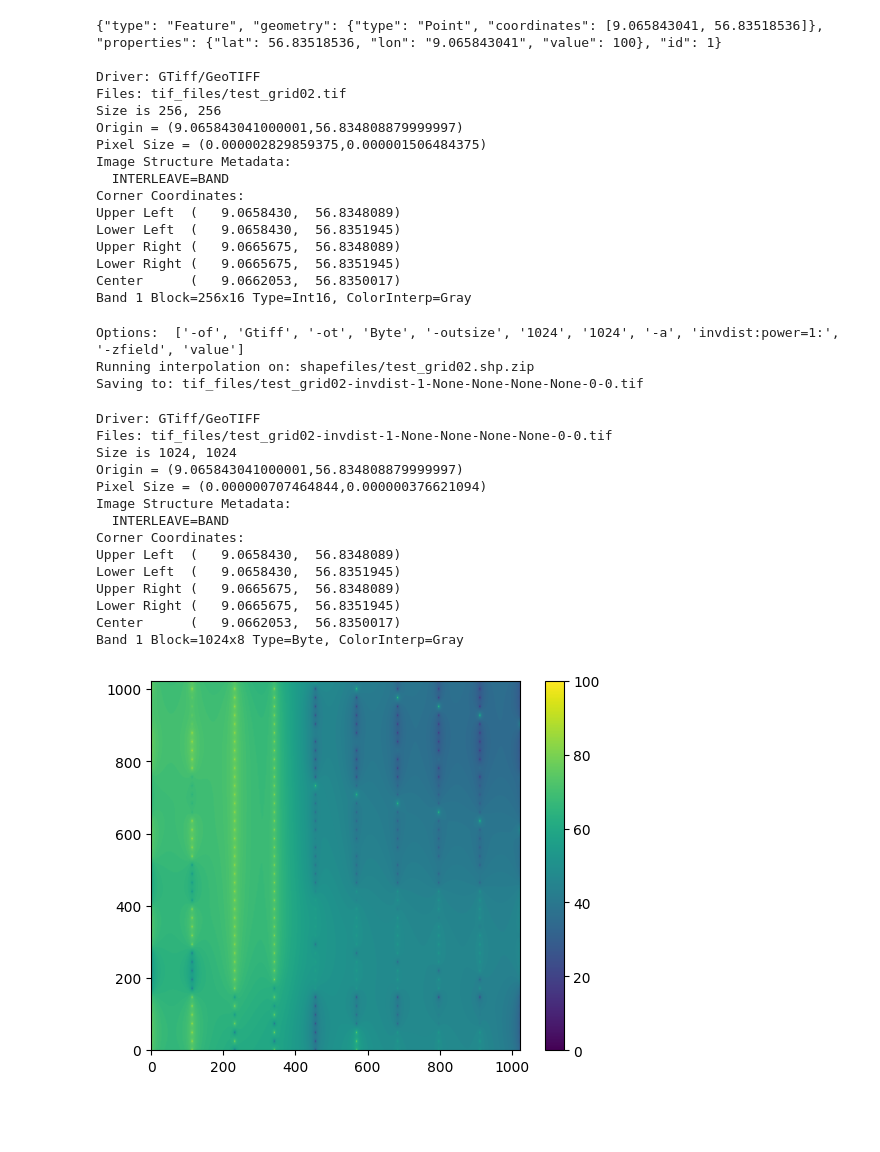
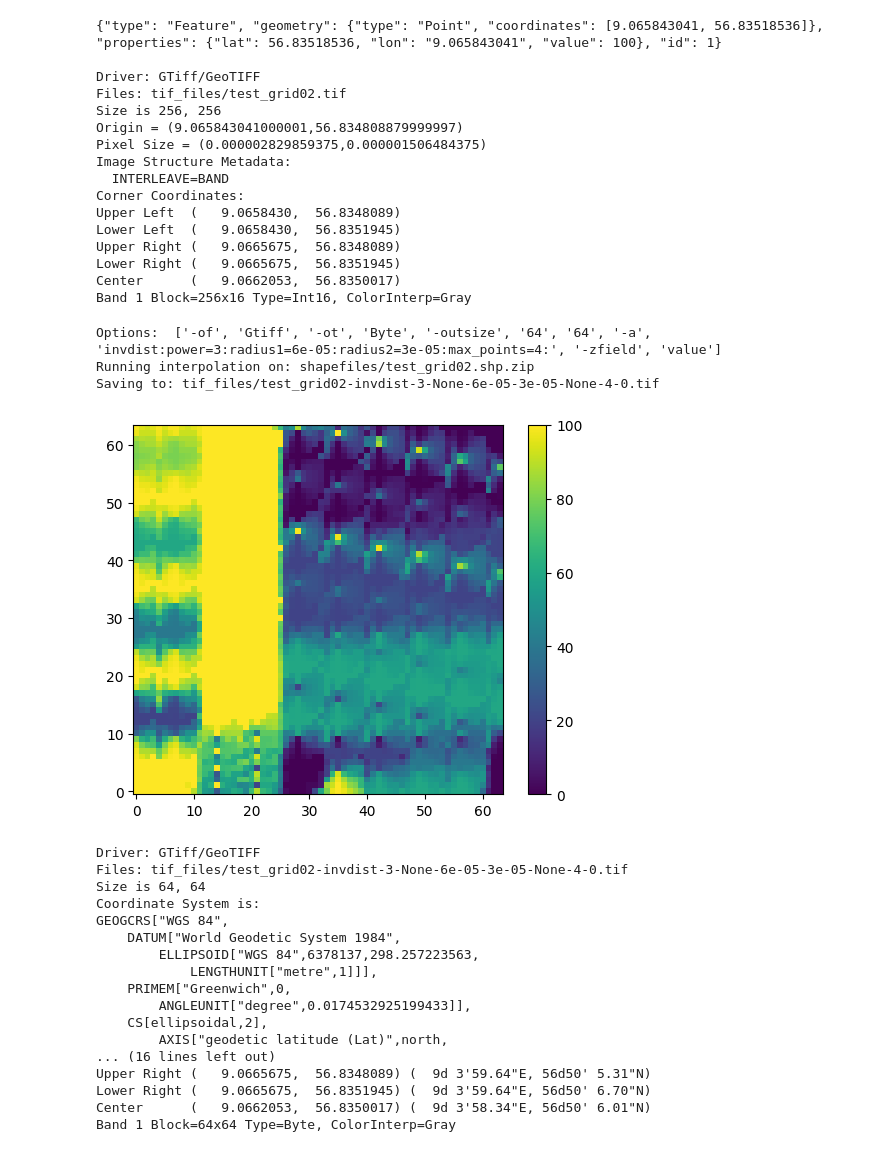
Before and after one commit to figgeous/kml-creator, a Jupyter notebook: gdal_interpolate_and_plot.ipynb, the cells around one changed output. Cells and saved outputs as stored; diff of their text form; code cells hidden in the pictures; blank space fills up the shorter version.

```diff
--- a/gdal_interpolate_and_plot.ipynb
+++ b/gdal_interpolate_and_plot.ipynb
@@ -28,33 +28,40 @@ Band 1 Block=256x16 Type=Int16, ColorInterp=Gray
 # %%
 tif_name = gdal_run_interpolation(
     input_shp_name=main_name,
     target_column="value",
     output_tif_name=main_name,
     algorithm="invdist",
-    power=1,
+    power=3,
+    radius1=0.00006,
+    radius2=0.00003,
+    max_points=4,
+    # output_res= [0.00001, 0.00001],
+    width=64,
+    height=64
 )
+plot_raster(tif_name=tif_name)
 # %% [output]
-Options:  ['-of', 'Gtiff', '-ot', 'Byte', '-outsize', '1024', '1024', '-a', 'invdist:power=1:', '-zfield', 'value']
+Options:  ['-of', 'Gtiff', '-ot', 'Byte', '-outsize', '64', '64', '-a', 'invdist:power=3:radius1=6e-05:radius2=3e-05:max_points=4:', '-zfield', 'value']
 Running interpolation on: shapefiles/test_grid02.shp.zip
-Saving to: tif_files/test_grid02-invdist-1-None-None-None-None-0-0.tif
+Saving to: tif_files/test_grid02-invdist-3-None-6e-05-3e-05-None-4-0.tif
+[figure, added]
 # %%
 gdal_print_metadata(tif_name=tif_name)
 # %% [output]
 Driver: GTiff/GeoTIFF
-Files: tif_files/test_grid02-invdist-1-None-None-None-None-0-0.tif
-Size is 1024, 1024
-Origin = (9.065843041000001,56.834808879999997)
-Pixel Size = (0.000000707464844,0.000000376621094)
-Image Structure Metadata:
-  INTERLEAVE=BAND
-Corner Coordinates:
-Upper Left  (   9.0658430,  56.8348089)
-Lower Left  (   9.0658430,  56.8351945)
-Upper Right (   9.0665675,  56.8348089)
-Lower Right (   9.0665675,  56.8351945)
-Center      (   9.0662053,  56.8350017)
-Band 1 Block=1024x8 Type=Byte, ColorInterp=Gray
+Files: tif_files/test_grid02-invdist-3-None-6e-05-3e-05-None-4-0.tif
+Size is 64, 64
+Coordinate System is:
+GEOGCRS["WGS 84",
+    DATUM["World Geodetic System 1984",
+        ELLIPSOID["WGS 84",6378137,298.257223563,
+            LENGTHUNIT["metre",1]]],
+    PRIMEM["Greenwich",0,
+        ANGLEUNIT["degree",0.0174532925199433]],
+    CS[ellipsoidal,2],
+        AXIS["geodetic latitude (Lat)",north,
+... (16 lines left out)
+Upper Right (   9.0665675,  56.8348089) (  9d 3'59.64"E, 56d50' 5.31"N)
+Lower Right (   9.0665675,  56.8351945) (  9d 3'59.64"E, 56d50' 6.70"N)
+Center      (   9.0662053,  56.8350017) (  9d 3'58.34"E, 56d50' 6.01"N)
+Band 1 Block=64x64 Type=Byte, ColorInterp=Gray
-# %%
-plot_raster(tif_name=tif_name)
-# %% [output]
-[figure, removed]
```
Also changed, not shown: parts of 2 cells of this notebook, 5 other files.
